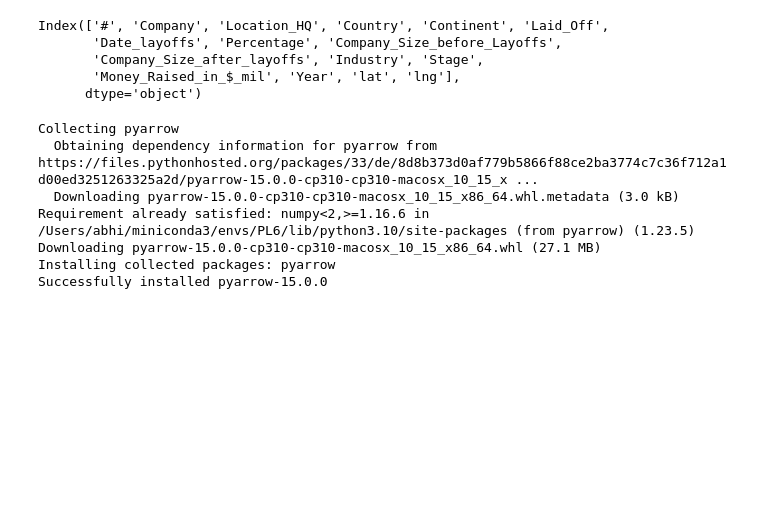
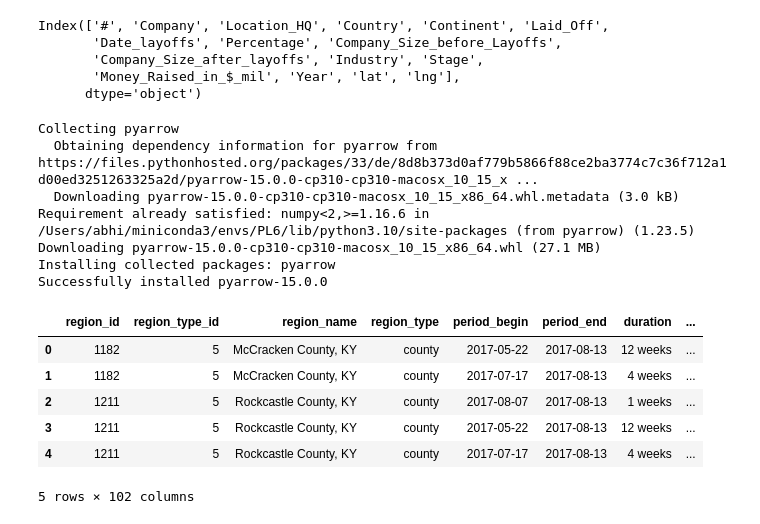
Before and after one commit to AbhimanyuAryan/american-housing-layoff-bigdata, a Jupyter notebook: layoff.ipynb, the cells around one changed output. Drawn from its saved outputs; the diff is of its cells as text; code cells hidden in the pictures; blank space fills up the shorter version.

Commit message:
updated housing dataset

```diff
--- a/layoff.ipynb
+++ b/layoff.ipynb
@@ -240,3 +240,16 @@ df2.to_parquet('dataset2.parquet', engine='pyarrow')
 # %%
 df1_loaded = pd.read_parquet('dataset1.parquet', engine='pyarrow')
 df2_loaded = pd.read_parquet('dataset2.parquet', engine='pyarrow')
+# %%
+# read weekly_housing_market_data_most_recent.tsv000
+df2 = pd.read_csv("latest_weekly_housing_market_data_most_recent.tsv000", sep='\t')
+# %%
+df2.head()
+# %% [output]
+|  | region_id | region_type_id | region_name | region_type | period_begin | period_end | duration | ... |
+| 0 | 1182 | 5 | McCracken County, KY | county | 2017-05-22 | 2017-08-13 | 12 weeks | ... |
+| 1 | 1182 | 5 | McCracken County, KY | county | 2017-07-17 | 2017-08-13 | 4 weeks | ... |
+| 2 | 1211 | 5 | Rockcastle County, KY | county | 2017-08-07 | 2017-08-13 | 1 weeks | ... |
+| 3 | 1211 | 5 | Rockcastle County, KY | county | 2017-05-22 | 2017-08-13 | 12 weeks | ... |
+| 4 | 1211 | 5 | Rockcastle County, KY | county | 2017-07-17 | 2017-08-13 | 4 weeks | ... |
+5 rows × 102 columns
```
Also changed, not shown: parts of 3 cells of this notebook.
